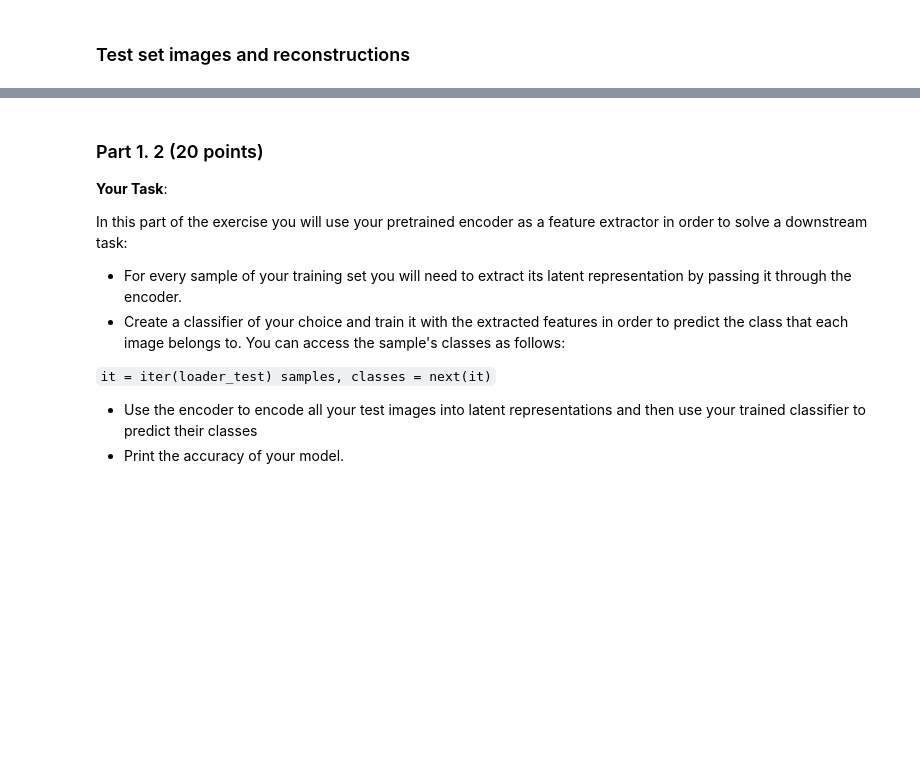
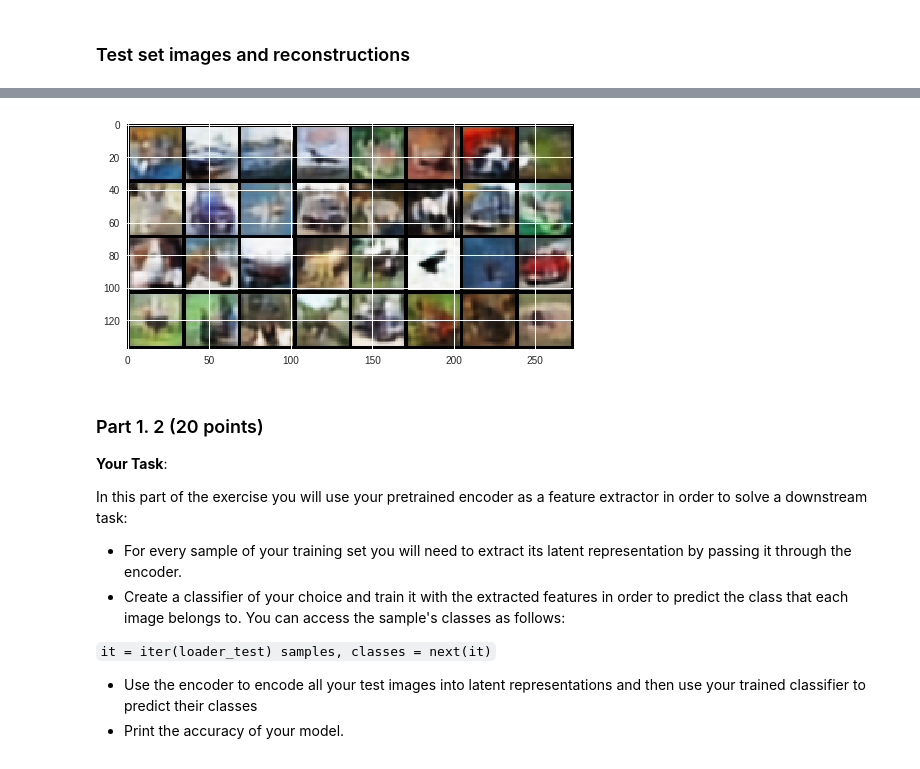
Before and after one commit to kentheo/Deep_Learning_Courseworks, a Jupyter notebook: cw3/460cw3.ipynb, the cells around one changed output, grey strips where cells are left out. Cells and saved outputs as stored; diff of their text form; code cells hidden in the pictures; blank space fills up the shorter version.

Commit message:
Start of part 1 of cw3, not bad params

```diff
--- a/cw3/460cw3.ipynb
+++ b/cw3/460cw3.ipynb
@@ -150,10 +158,11 @@ The number of epochs that will be needed in order to train the network will vary
 # *CODE FOR PART 1.1 IN THIS CELL*
 
 ### Choose the number of epochs and the learning rate.
-num_epochs = None
-learning_rate  = None
+num_epochs = 20
+learning_rate = 1e-3
 ###
 
 # Define here other hyperparameters that you used.
+w_decay = 0.00001
 # %% [markdown]
 ### Define model
@@ -218,7 +324,8 @@ print(model)
 ### Choose and initialize optimizer
 # %%
 # You are free to add a scheduler or change the optimizer if you want. We chose one for you for simplicity.
-optimizer = torch.optim.Adam(model.parameters(), lr=learning_rate)
+# optimizer = torch.optim.Adagrad(model.parameters(), lr=learning_rate, lr_decay=0.1)
+optimizer = torch.optim.Adam(model.parameters(), lr=learning_rate, weight_decay=w_decay)
 # %% [markdown]
 ### Train
 # %%
@@ -232,6 +339,7 @@ for epoch in range(num_epochs):
         optimizer.zero_grad()
         # forward
         recon_batch = model(img)
+#         print("recon shape:", recon_batch.shape)
         loss = loss_function_CAE(recon_batch, img)
         # backward
         loss.backward()
@@ -242,7 +350,7 @@ for epoch in range(num_epochs):
           .format(epoch + 1, num_epochs, train_loss / len(loader_train)))
     recon = model(fixed_input.to(device))
     recon = denorm(recon.cpu())
-    save_image(recon, './CW/CAE/reconstructed_epoch_{}.png'.format(epoch))
+    save_image(recon, './CW/CAE/reconstructed_epoch_{}.png'.format(epoch+1))
     train_losses.append(train_loss/ len(loader_train))
 
 # save the model and the loss values
@@ -260,7 +391,7 @@ plt.show()
 ### Test set reconstruction error
 # %%
 # load the model
-model.load_state_dict(torch.load('./CW/CAE/model.pth'))
+model.load_state_dict(torch.load('./CW/CAE/CAE_model.pth'))
 model.eval()
 test_loss = 0
 with torch.no_grad():
@@ -270,5 +401,5 @@ with torch.no_grad():
         recon_batch = model(img)
         test_loss += loss_function_CAE(recon_batch, img)
     # loss calculated over the whole test set
-    test_loss /= len(loader_test.dataset)
+    test_loss /= len(loader_test)
     print('Test set loss: {:.4f}'.format(test_loss))
@@ -288,10 +423,13 @@ show(img)
 # %%
 with torch.no_grad():
     # visualize the reconstructed images of the last batch of test set
     recon_batch = model(fixed_input.to(device)).cpu()
     recon_batch = make_grid(denorm(recon_batch), nrow=8, padding=2, normalize=False,
                             range=None, scale_each=False, pad_value=0)
     show(recon_batch)
+    save_image(recon_batch, './CW/CAE/adam_lr_{}_wd_{}.png'.format(learning_rate, w_decay))
+# %% [output]
+[figure, added]
 # %% [markdown]
 ### Part 1. 2 (20 points)
 **Your Task**:
```
Also changed, not shown: parts of 12 cells of this notebook, 1 other file.
